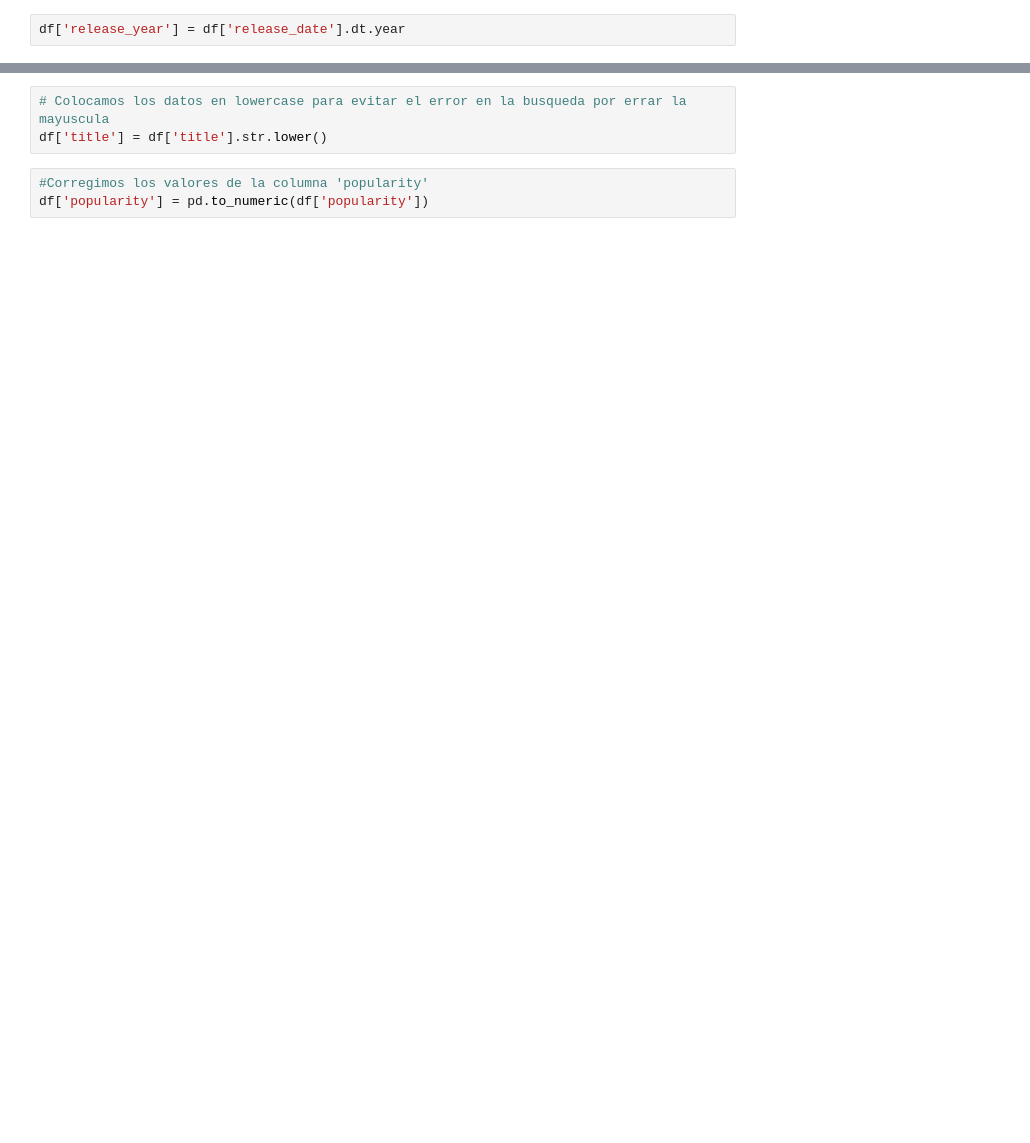
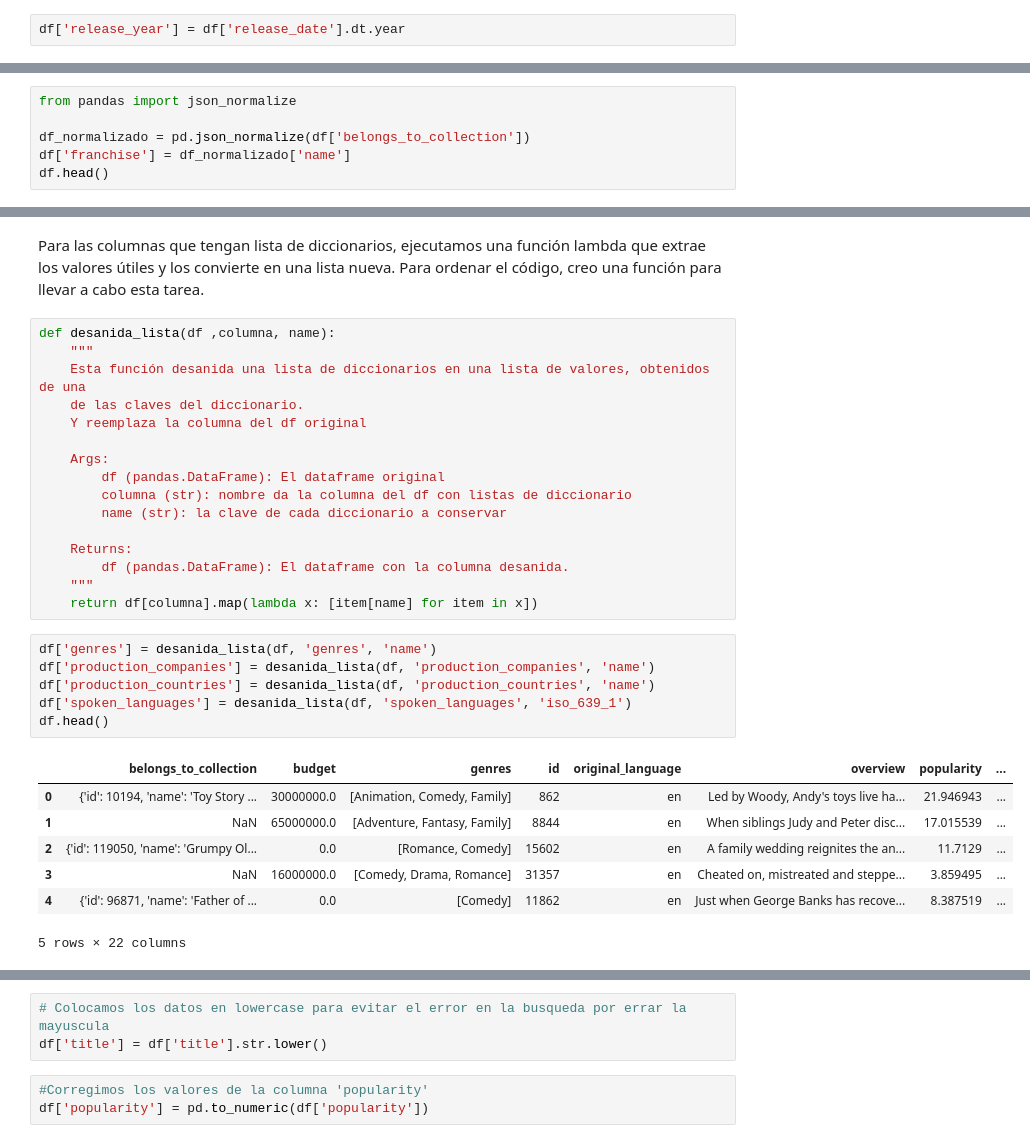
Before and after one commit to hzaquelli82/PI01, a Jupyter notebook: ETL.ipynb, the cells around one changed output, grey strips where cells are left out. Saved outputs shown, nothing was run; the diff lists cells and outputs as text; blank space fills up the shorter version.

```diff
--- a/ETL.ipynb
+++ b/ETL.ipynb
@@ -255,0 +276,6 @@ df.sample(5)
+# %%
+from pandas import json_normalize
+
+df_normalizado = pd.json_normalize(df['belongs_to_collection'])
+df['franchise'] = df_normalizado['name']
+df.head()
@@ -255,0 +290,32 @@ df.sample(5)
+# %% [markdown]
+Para las columnas que tengan lista de diccionarios, ejecutamos una función lambda que extrae los valores útiles y los convierte en una lista nueva. Para ordenar el código, creo una función para llevar a cabo esta tarea.
+# %%
+def desanida_lista(df ,columna, name):
+    """
+    Esta función desanida una lista de diccionarios en una lista de valores, obtenidos de una
+    de las claves del diccionario.
+    Y reemplaza la columna del df original
+
+    Args:
+        df (pandas.DataFrame): El dataframe original
+        columna (str): nombre da la columna del df con listas de diccionario
+        name (str): la clave de cada diccionario a conservar
+
+    Returns:
+        df (pandas.DataFrame): El dataframe con la columna desanida.
+    """
+    return df[columna].map(lambda x: [item[name] for item in x])
+# %%
+df['genres'] = desanida_lista(df, 'genres', 'name')
+df['production_companies'] = desanida_lista(df, 'production_companies', 'name')
+df['production_countries'] = desanida_lista(df, 'production_countries', 'name')
+df['spoken_languages'] = desanida_lista(df, 'spoken_languages', 'iso_639_1')
+df.head()
+# %% [output]
+|  | belongs_to_collection | budget | genres | id | original_language | overview | popularity | ... |
+| 0 | {'id': 10194, 'name': 'Toy Story ... | 30000000.0 | [Animation, Comedy, Family] | 862 | en | Led by Woody, Andy's toys live ha... | 21.946943 | ... |
+| 1 | NaN | 65000000.0 | [Adventure, Fantasy, Family] | 8844 | en | When siblings Judy and Peter disc... | 17.015539 | ... |
+| 2 | {'id': 119050, 'name': 'Grumpy Ol... | 0.0 | [Romance, Comedy] | 15602 | en | A family wedding reignites the an... | 11.7129 | ... |
+| 3 | NaN | 16000000.0 | [Comedy, Drama, Romance] | 31357 | en | Cheated on, mistreated and steppe... | 3.859495 | ... |
+| 4 | {'id': 96871, 'name': 'Father of ... | 0.0 | [Comedy] | 11862 | en | Just when George Banks has recove... | 8.387519 | ... |
+5 rows × 22 columns
```
Also changed, not shown: parts of 58 cells of this notebook, 8 other files.
